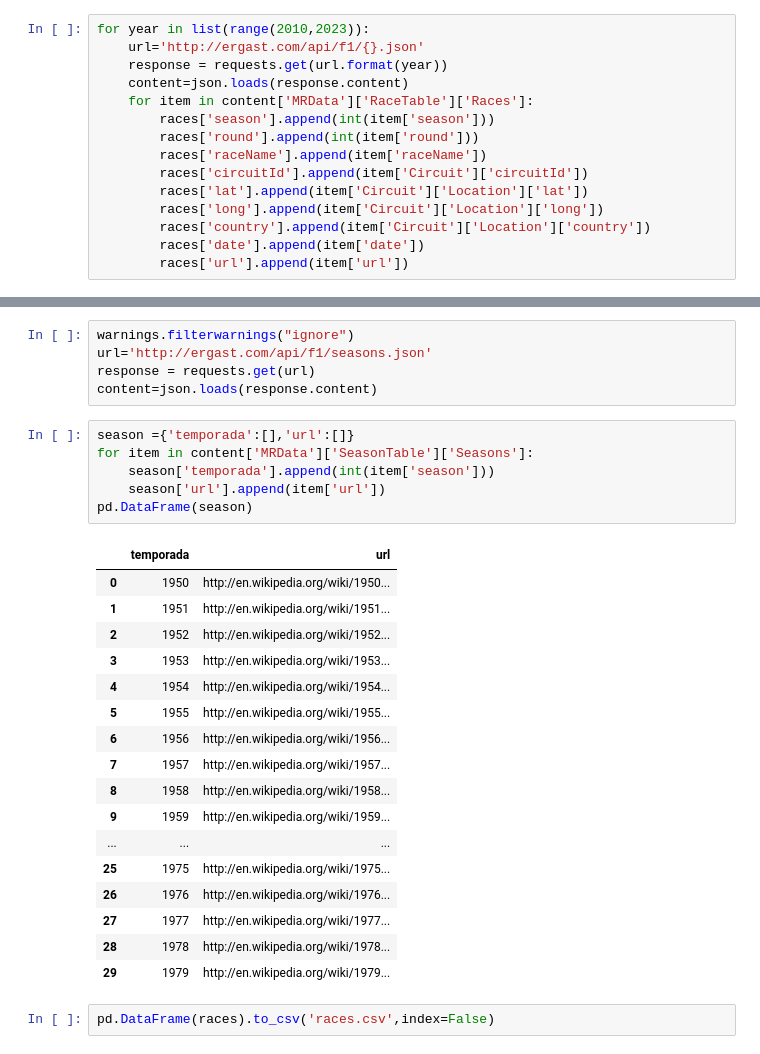
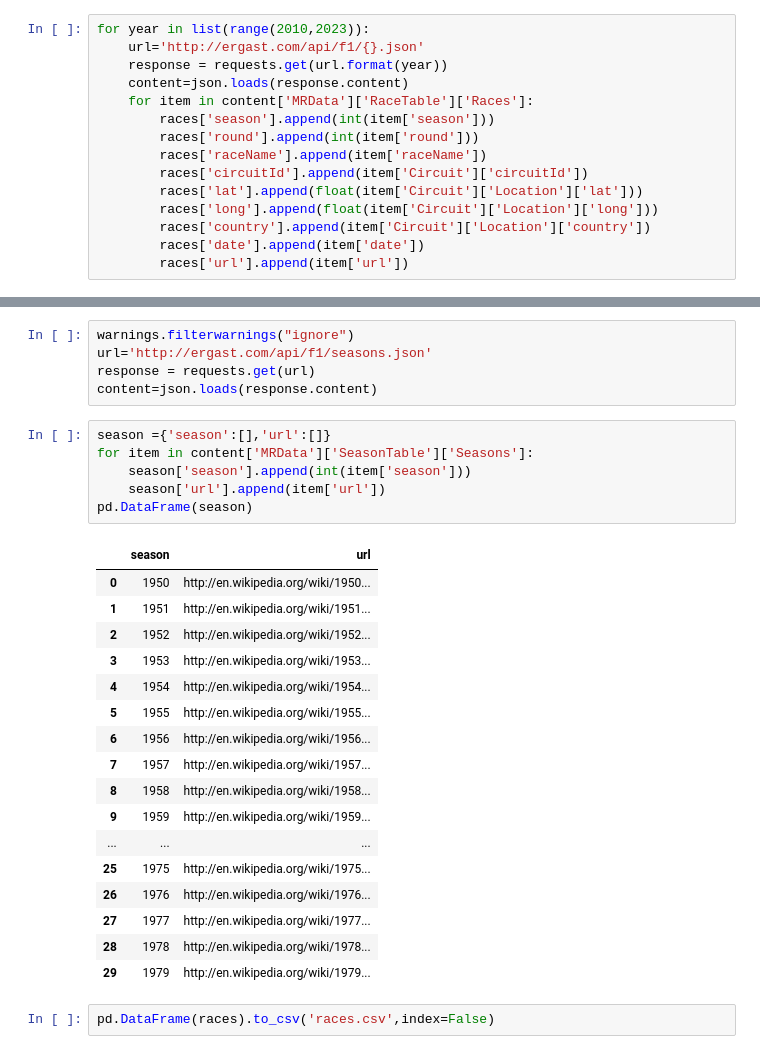
Before and after one commit to jazivegrande/formula-1-data, a Jupyter notebook: f1-analisis.ipynb, the cells around one changed output, grey strips where cells are left out. Saved outputs shown, nothing was run; the diff lists cells and outputs as text.

```diff
--- a/f1-analisis.ipynb
+++ b/f1-analisis.ipynb
@@ -188,8 +188,8 @@ for year in list(range(2010,2023)):
         races['round'].append(int(item['round']))
         races['raceName'].append(item['raceName'])
         races['circuitId'].append(item['Circuit']['circuitId'])
-        races['lat'].append(item['Circuit']['Location']['lat'])
-        races['long'].append(item['Circuit']['Location']['long'])
+        races['lat'].append(float(item['Circuit']['Location']['lat']))
+        races['long'].append(float(item['Circuit']['Location']['long']))
         races['country'].append(item['Circuit']['Location']['country'])
         races['date'].append(item['date'])
         races['url'].append(item['url'])
@@ -230,13 +230,13 @@ url='http://ergast.com/api/f1/seasons.json'
 response = requests.get(url)
 content=json.loads(response.content)
 # %%
-season ={'temporada':[],'url':[]}
+season ={'season':[],'url':[]}
 for item in content['MRData']['SeasonTable']['Seasons']:
-    season['temporada'].append(int(item['season']))
+    season['season'].append(int(item['season']))
     season['url'].append(item['url'])
 pd.DataFrame(season)
 # %% [output]
-|  | temporada | url |
+|  | season | url |
 | 0 | 1950 | http://en.wikipedia.org/wiki/1950... |
 | 1 | 1951 | http://en.wikipedia.org/wiki/1951... |
 | 2 | 1952 | http://en.wikipedia.org/wiki/1952... |
```
Also changed, not shown: parts of 3 cells of this notebook, 3 other files.
